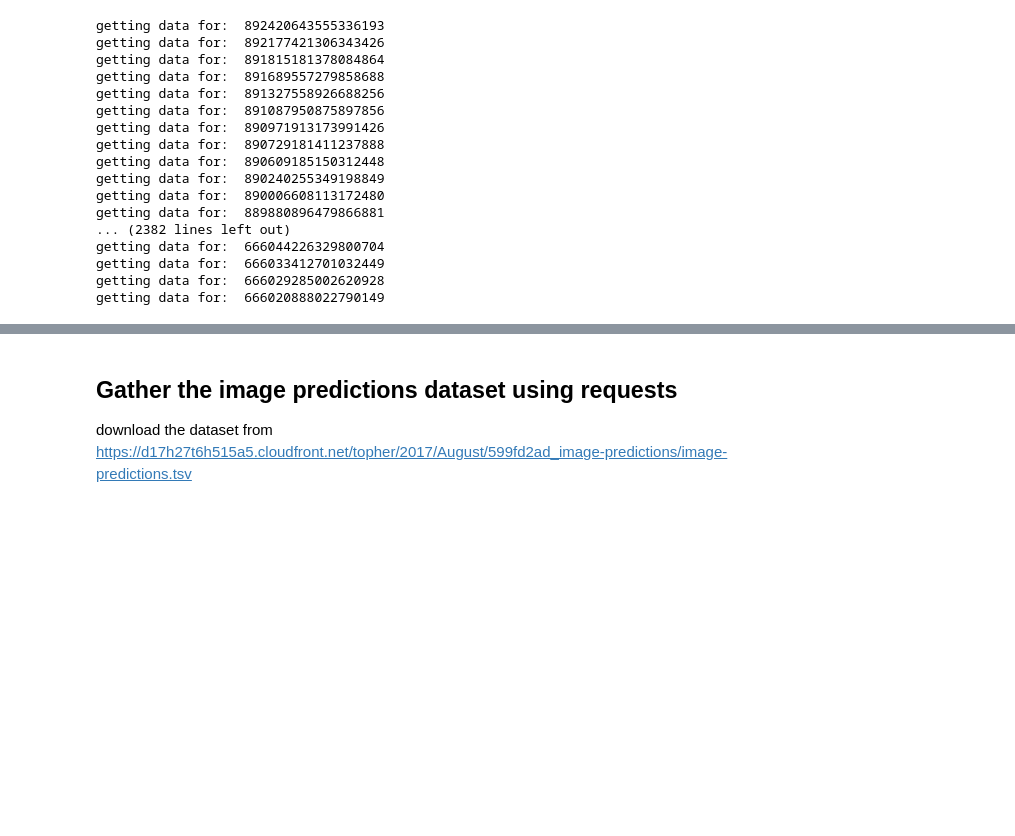
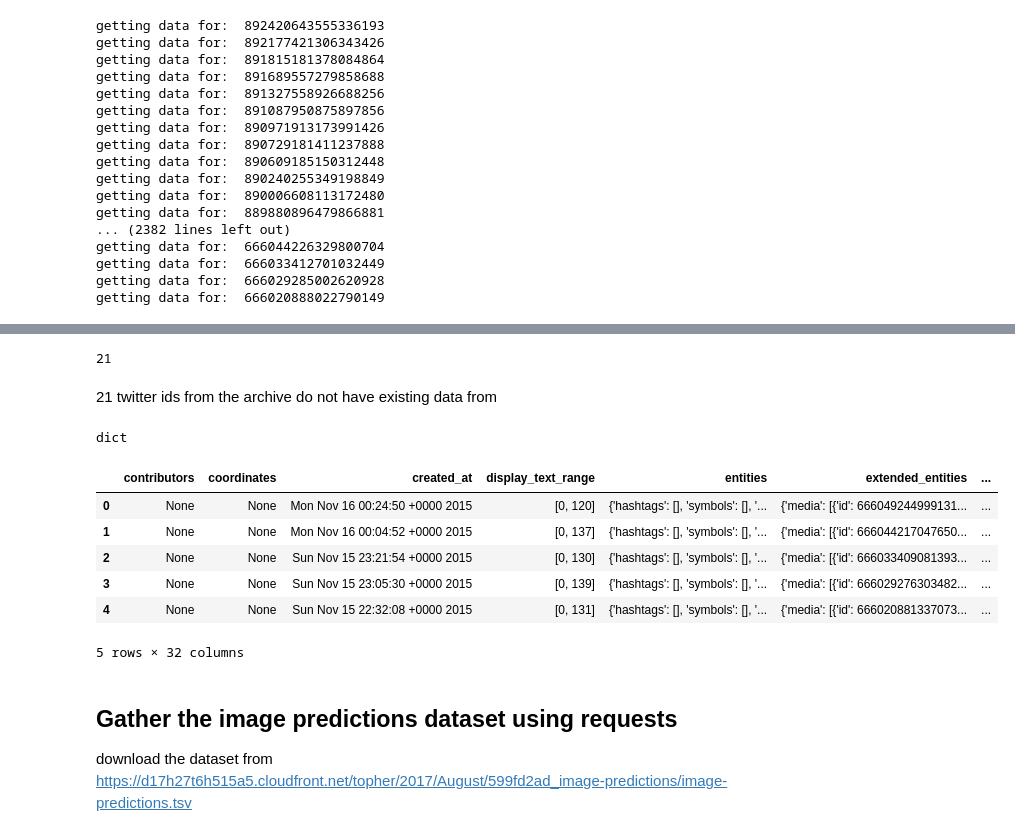
Before and after one commit to rashokanand/wrangling_twitter_data, a Jupyter notebook: data_wrangling.ipynb, the cells around one changed output, grey strips where cells are left out. Saved outputs shown, nothing was run; the diff lists cells and outputs as text; code cells hidden in the pictures; blank space fills up the shorter version.

```diff
--- a/data_wrangling.ipynb
+++ b/data_wrangling.ipynb
@@ -171,3 +174,33 @@ getting data for:  666020888022790149
+# %%
+len(exception_list)
+# %% [output]
+21
+# %% [markdown]
+21 twitter ids from the archive do not have existing data from
+# %%
+status = []
+with open('tweet-json.txt','r') as file:
+    for line in file:
+        status.append(json.loads(line))
+# %%
+dicts = []
+for string in status[0]:
+    dicts.append(json.loads(string))
+# %%
+type(dicts[0])
+# %% [output]
+dict
+# %%
+tweet_df = pd.DataFrame(dicts)
+tweet_df.head()
+# %% [output]
+|  | contributors | coordinates | created_at | display_text_range | entities | extended_entities | ... |
+| 0 | None | None | Mon Nov 16 00:24:50 +0000 2015 | [0, 120] | {'hashtags': [], 'symbols': [], '... | {'media': [{'id': 666049244999131... | ... |
+| 1 | None | None | Mon Nov 16 00:04:52 +0000 2015 | [0, 137] | {'hashtags': [], 'symbols': [], '... | {'media': [{'id': 666044217047650... | ... |
+| 2 | None | None | Sun Nov 15 23:21:54 +0000 2015 | [0, 130] | {'hashtags': [], 'symbols': [], '... | {'media': [{'id': 666033409081393... | ... |
+| 3 | None | None | Sun Nov 15 23:05:30 +0000 2015 | [0, 139] | {'hashtags': [], 'symbols': [], '... | {'media': [{'id': 666029276303482... | ... |
+| 4 | None | None | Sun Nov 15 22:32:08 +0000 2015 | [0, 131] | {'hashtags': [], 'symbols': [], '... | {'media': [{'id': 666020881337073... | ... |
+5 rows × 32 columns
 # %% [markdown]
 ## Gather the image predictions dataset using requests
 download the dataset from https://d17h27t6h515a5.cloudfront.net/topher/2017/August/599fd2ad_image-predictions/image-predictions.tsv
```
Also changed, not shown: parts of 12 cells of this notebook.
